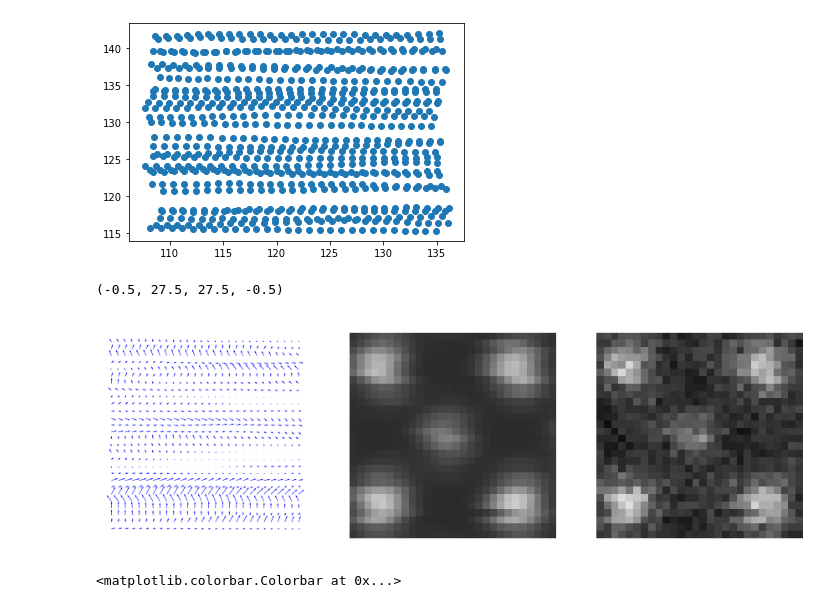
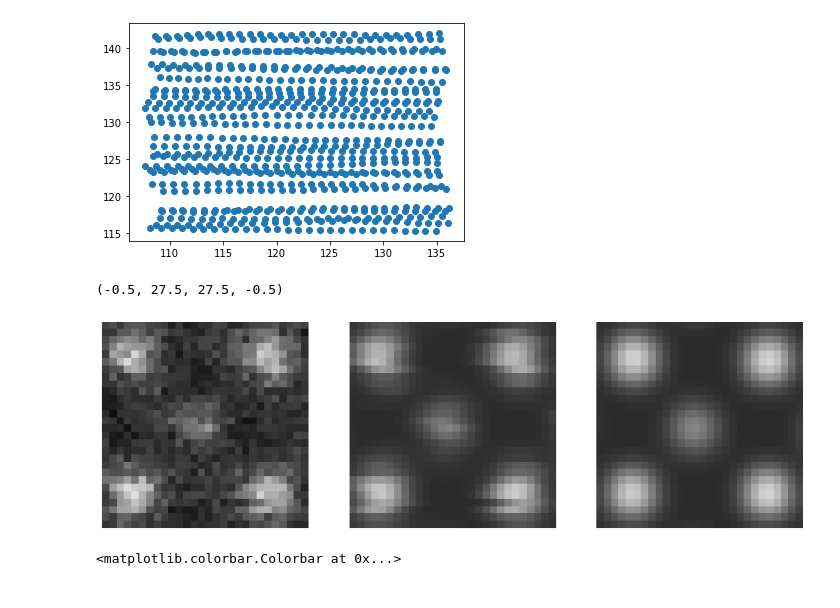
Before and after one commit to CY-Zhang/PyProcessingCodes, a Jupyter notebook: JDDC/DeformationVisulization.ipynb, the cells around one changed output. Saved outputs shown, nothing was run; the diff lists cells and outputs as text; code cells hidden in the pictures.

Commit message:
Updated figures for tensor SVD paper

```diff
--- a/JDDC/DeformationVisulization.ipynb
+++ b/JDDC/DeformationVisulization.ipynb
@@ -57,25 +59,22 @@ plt.scatter(coords[1,115:143,108:136],coords[0,115:143,108:136])
 # %%
 # Panel 2: Zoomed in on a small patch, deformation vectors, deformed image, and raw data
 fig = plt.figure(figsize=[15,5])
 
-plt.subplot(131)
-defX, defY = np.multiply([defY, defX], (np.max(image.shape)-1))
-X, Y = np.meshgrid(np.arange(0, 150, 1), np.arange(0, 150, 1))
-ax=plt.quiver(X[115:143,108:136], Y[115:143,108:136], defX[115:143,108:136], defY[115:143,108:136], color='b')
-plt.axis('equal')
+plt.subplot(133)
+plt.imshow(image[115:143,108:136], cmap=plt.cm.gray,clim=[5,32])
 plt.axis('off')
 
 plt.subplot(132)
 plt.imshow(deformed_image[115:143,108:136], cmap=plt.cm.gray,clim=[5,32])
 plt.axis('off')
 
-plt.subplot(133)
+plt.subplot(131)
 im = plt.imshow(exp[115:143,108:136], cmap=plt.cm.gray,clim=[5,32])
 plt.axis('off')
 # fig.savefig('D:/2020/JDDC/DeformationVisulization/Panel2.tif')
 # %% [output]
 (-0.5, 27.5, 27.5, -0.5)
-[figure, old version]
+[figure, new version]
 # %%
 plt.imshow(step_Y[115:143,108:136])
 plt.colorbar()
```
Also changed, not shown: parts of 1 cell of this notebook, 1 other file.
